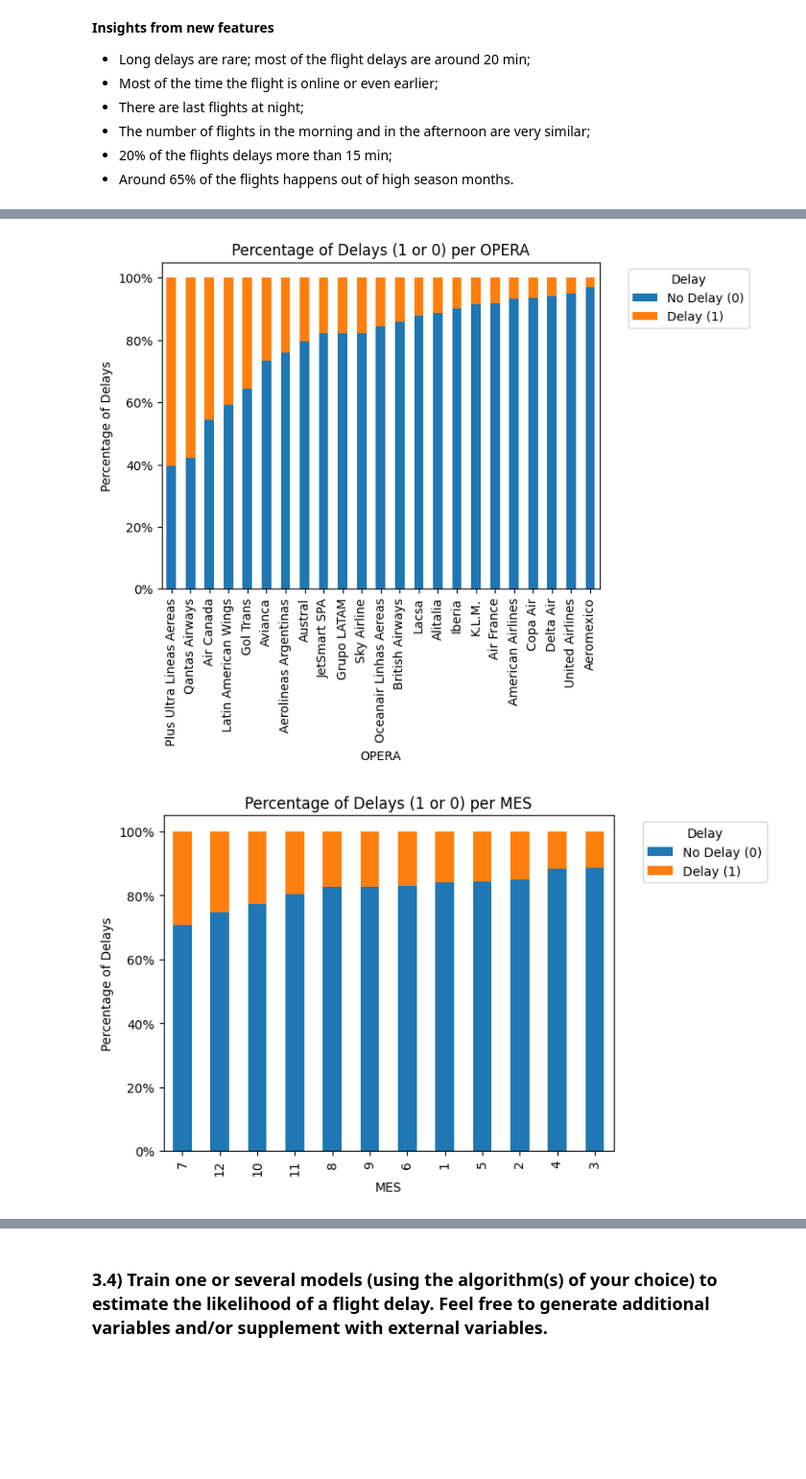
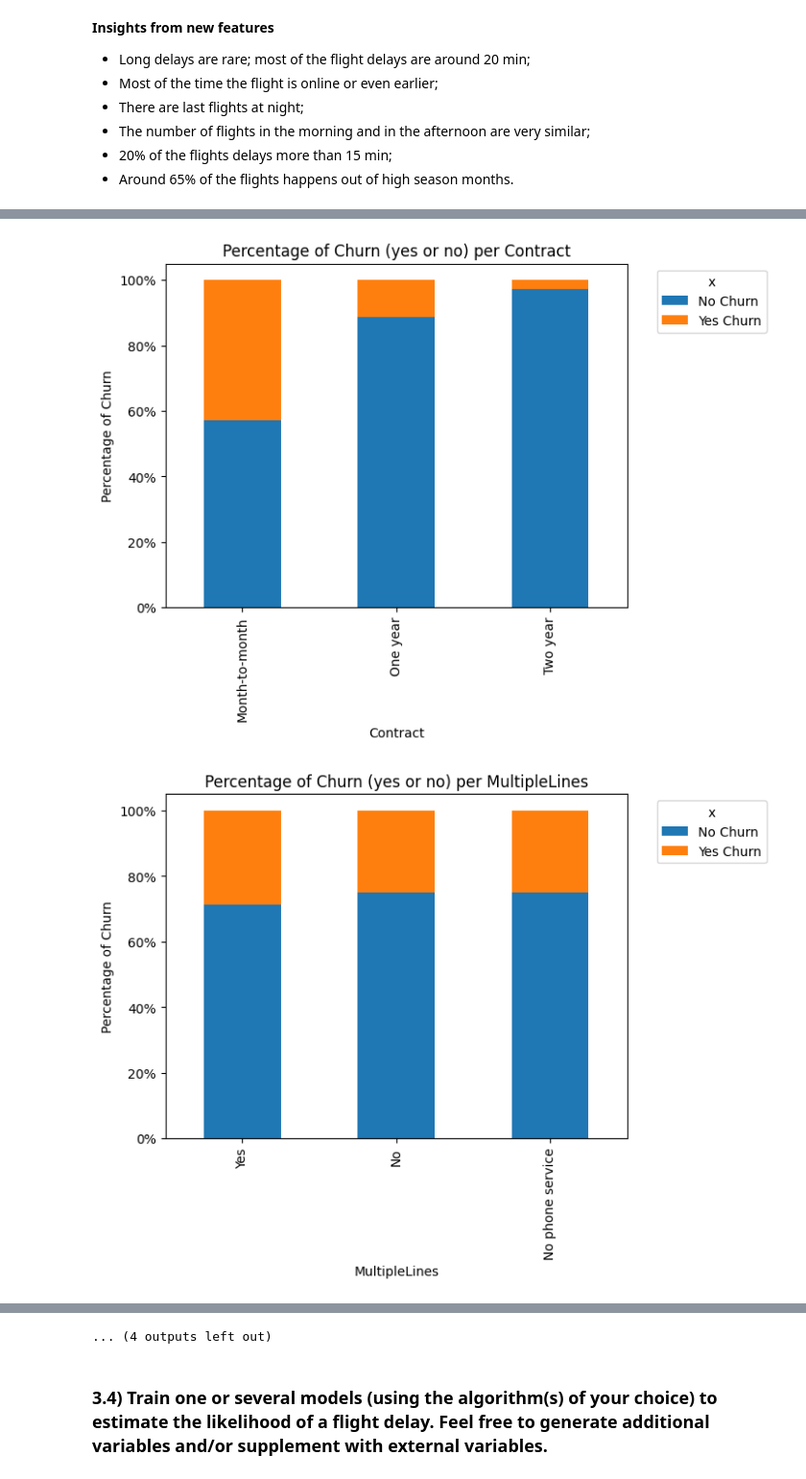
Before and after one commit to jekasores/a3data_ds_challenge, a Jupyter notebook: solution.ipynb, the cells around one changed output, grey strips where cells are left out. Shown at 96% size. Drawn from its saved outputs; the diff is of its cells as text; code cells hidden in the pictures; blank space fills up the shorter version.

Commit message:
Adding some plots to de eda

```diff
--- a/solution.ipynb
+++ b/solution.ipynb
@@ -384,4 +339,0 @@ def categorize_period_day(date):
-# %%
-#Calculate min_diff
-df['min_diff'] = (df['Fecha-O'] - df['Fecha-I']).dt.total_seconds() / 60
-df.head()
@@ -395,4 +339,0 @@ df.head()
-# %%
-#Calculate delay_15
-df['delay_15'] = df['min_diff'].apply(lambda x: 1 if x>15 else 0)
-df.head()
@@ -407,4 +339,0 @@ df.head()
-# %%
-# Calculate period_day
-df['period_day'] = df['Fecha-I'].apply(categorize_period_day)
-df.head()
@@ -472,16 +362,15 @@ df.head()
 # %%
-def plot_stacked_barplot(x, y):
-    # Group the DataFrame by the 'weekdays' column and calculate the percentage of delays (1 or 0) in each group
+def plot_stacked_barplot(x, y, df, labels_description, title_description):
+
     grouped_data = df.groupby(y)[x].value_counts(normalize=True).unstack().fillna(0)
-    grouped_data['Total Proportion'] = grouped_data[1]
+    grouped_data['Total Proportion'] = grouped_data.iloc[:, 1]  # Use .iloc indexer for integer index
     grouped_data = grouped_data.sort_values('Total Proportion', ascending=False).drop('Total Proportion', axis=1)
 
     # Plot the grouped bar plot with normalized values
     grouped_data.plot(kind='bar', stacked=True)
     plt.xlabel(y)
-    plt.ylabel('Percentage of Delays')
-    #plt.figure(figsize=(10,6))
-    plt.title('Percentage of Delays (1 or 0) per '+y)
-    plt.legend(title='Delay', labels=['No Delay (0)', 'Delay (1)'], bbox_to_anchor=(1.05, 1), loc='upper left')
+    plt.ylabel('Percentage of '+x)
+    plt.title('Percentage of '+title_description+' per '+y)
+    plt.legend(title='x', labels=labels_description, bbox_to_anchor=(1.05, 1), loc='upper left')
     plt.gca().yaxis.set_major_formatter('{:.0%}'.format)  # Format y-axis as percentage
     plt.show()
@@ -488,9 +404,11 @@ def plot_stacked_barplot(x, y):
 # %%
 #Plot features with percentage of delays
-data_label = 'delay_15'
-features_for_analysis = ['OPERA', 'MES', 'DIANOM', 'high_season', 'TIPOVUELO', 'Des-O']
-for feature in features_for_analysis:
-    plot_stacked_barplot(data_label, feature)
+data_label = 'Churn'
+labels_description = ['No Churn','Yes Churn']
+title_description = "Churn (yes or no)"
+categorical_features.remove(data_label)
+for feature in categorical_features:
+    plot_stacked_barplot(data_label, feature, df, labels_description, title_description)
 # %% [output]
-[figure, old version]
+[figure, new version]
-[figure, old version]
+[figure, new version]
@@ -501,3 +425,4 @@ for feature in features_for_analysis:
+... (4 outputs left out)
 # %% [markdown]
 ### 3.4) Train one or several models (using the algorithm(s) of your choice) to estimate the likelihood of a flight delay. Feel free to generate additional variables and/or supplement with external variables. <a class="anchor" id="question4"></a>
 # %% [markdown]
```
Also changed, not shown: parts of 25 cells of this notebook.
